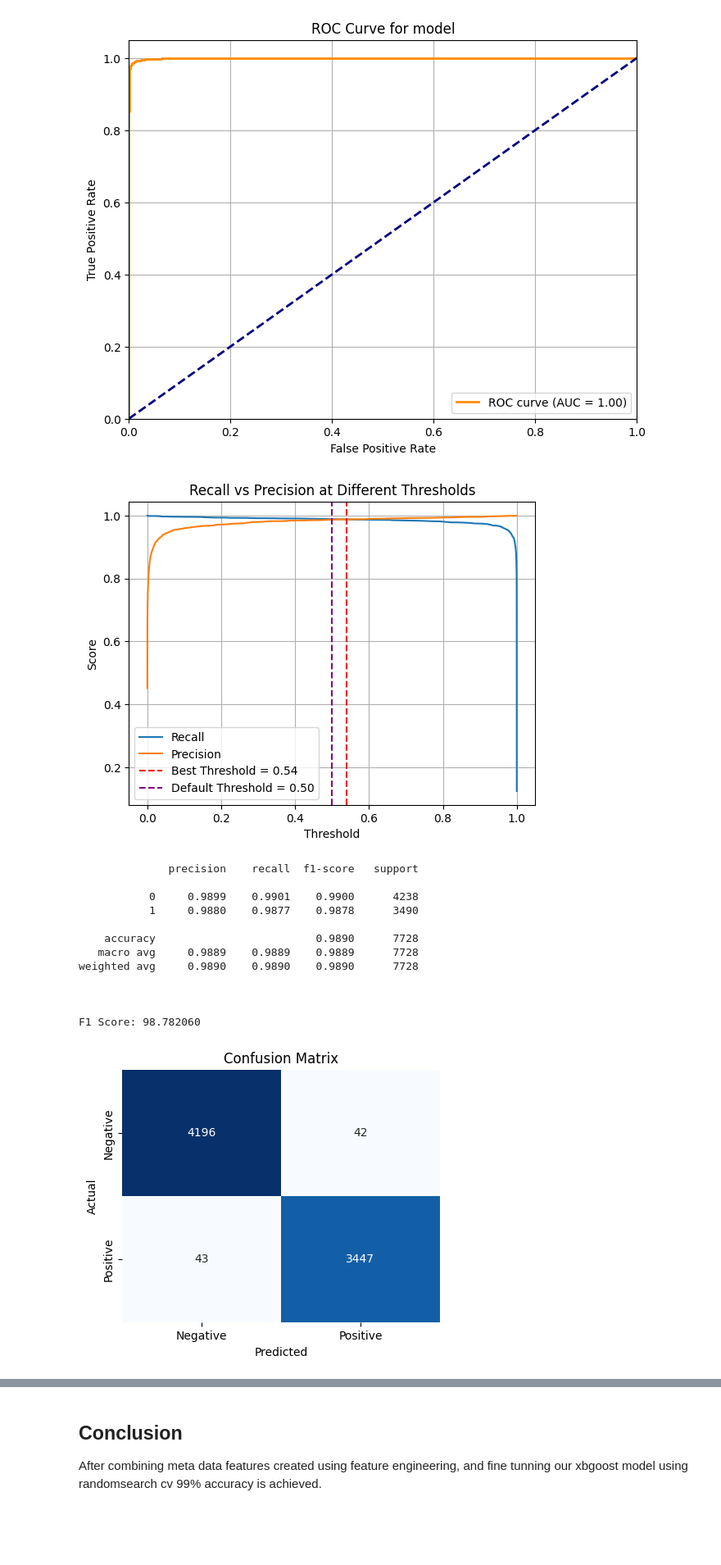
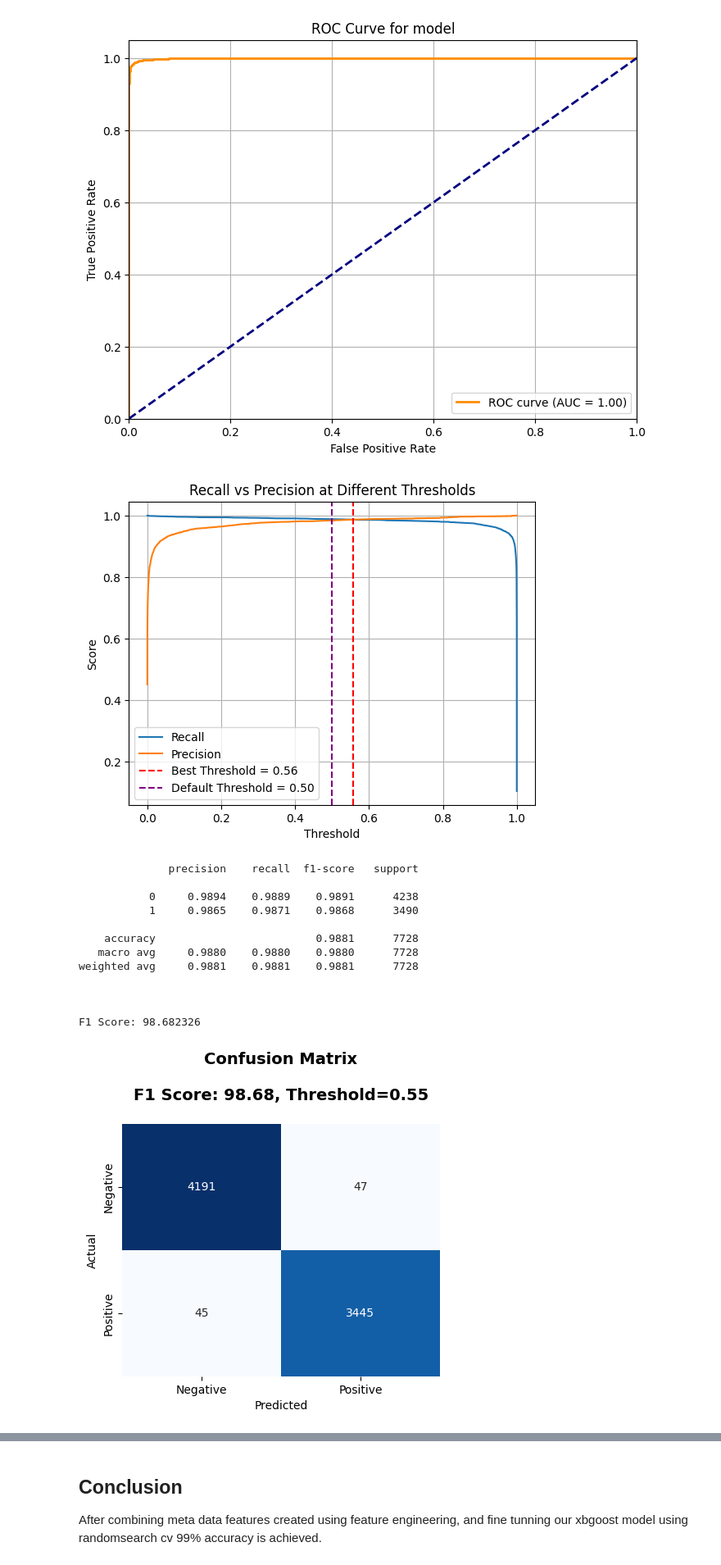
Before and after one commit to regmi-keshav/misinfo-detector, a Jupyter notebook: notebooks/modeling.ipynb, the cells around one changed output, grey strips where cells are left out. Shown: that part at 82% size. Drawn from its saved outputs; the diff is of its cells as text; code cells hidden in the pictures; blank space fills up the shorter version.

```diff
--- a/notebooks/modeling.ipynb
+++ b/notebooks/modeling.ipynb
@@ -65,10 +110,7 @@ from sklearn.base  import BaseEstimator, TransformerMixin
 class TextPreprocessor(BaseEstimator, TransformerMixin):
     def __init__(self):
         self.stop_words = stopwords.words('english')
-        self.freqwords = set([
-            'trump', 'president', 'reuters', 'state', 'donald',
-            'states', 'house', 'government', 'republican', 'united'
-        ])
+        self.freqwords = set(['said','trump','president','people','state','reuters','new','donald','house','government'])
         self.stopwords_set = set(self.stop_words).union(self.freqwords)
         self.lemmatizer = WordNetLemmatizer()
         # Tokenize
@@ -486,7 +555,7 @@ param_dist = {
     'classifier__max_depth': randint(3, 10),
     'classifier__subsample': uniform(0.7, 0.3),
     'classifier__colsample_bytree': uniform(0.7, 0.3),
-    'classifier__scale_pos_weight': [1.0, 1.2, 1.5, 2, 5]  # weight fake class
+    'classifier__scale_pos_weight': [1.0, 1.2, 1.5, 2, 5,7]  # weight fake class
 }
 
 
@@ -561,6 +630,19 @@ with open('best_params.pkl', 'wb') as f:
  'trf1__vectorizer__ngram_range': (1, 2)}
 # %%
 best_model_pipeline = random_search.best_estimator_
+# %%
+import numpy as np
+
+best_model_pipeline = model_pipe.set_params(**
+                                            {'classifier__colsample_bytree': np.float64(0.8148780624261369),
+ 'classifier__learning_rate': np.float64(0.20434241907782077),
+ 'classifier__max_depth': 5,
+ 'classifier__n_estimators': 456,
+ 'classifier__scale_pos_weight': 5,
+ 'classifier__subsample': np.float64(0.8683831592708489),
+ 'trf1__vectorizer__max_features': 9910,
+ 'trf1__vectorizer__ngram_range': (1, 2)}
+                                            )
 # %%
 best_model_pipeline.fit(X_train, y_train)
 # %% [output]
@@ -698,41 +785,43 @@ plt.legend()
 plt.grid(True)
 plt.show()
 # %% [output]
-[figure, old version]
+[figure, new version]
 # %%
 y_probs = best_model_pipeline.predict_proba(X_test)[:, 1]
 
 # Try a lower threshold to increase recall
-threshold = 0.54
+threshold = 0.55
 y_pred = (y_probs >= threshold).astype(int)
 
 from sklearn.metrics import classification_report, confusion_matrix
 
 
+final_f1score = f1_score(y_test, y_pred)*100
+print(classification_report(y_test, y_pred, digits=4), '\n\n')
+print(f"F1 Score: {final_f1score:2f}")
 
-print(classification_report(y_test, y_pred, digits=4), '\n\n')
-print(f"F1 Score: {f1_score(y_test, y_pred)*100:2f}")
 
 plt.figure(figsize=(5,4))
 sns.heatmap(confusion_matrix(y_test, y_pred), annot=True, fmt='d', cmap='Blues', cbar=False,
             xticklabels=['Negative', 'Positive'],
             yticklabels=['Negative', 'Positive'])
 plt.xlabel('Predicted')
 plt.ylabel('Actual')
-plt.title('Confusion Matrix')
+plt.title(f'Confusion Matrix\n\nF1 Score: {final_f1score :.2f}, Threshold={threshold}\n', fontsize=14, fontweight='bold', pad=5)
+
 plt.savefig('confusion_matrix.png')
 plt.show()
 # %% [output]
               precision    recall  f1-score   support
 
-           0     0.9899    0.9901    0.9900      4238
-           1     0.9880    0.9877    0.9878      3490
+           0     0.9894    0.9889    0.9891      4238
+           1     0.9865    0.9871    0.9868      3490
 
-    accuracy                         0.9890      7728
-   macro avg     0.9889    0.9889    0.9889      7728
-weighted avg     0.9890    0.9890    0.9890      7728
+    accuracy                         0.9881      7728
+   macro avg     0.9880    0.9880    0.9880      7728
+weighted avg     0.9881    0.9881    0.9881      7728
 
 
 
-F1 Score: 98.782060
+F1 Score: 98.682326
-[figure, old version]
+[figure, new version]
```
Also changed, not shown: parts of 29 cells of this notebook, 4 other files.
